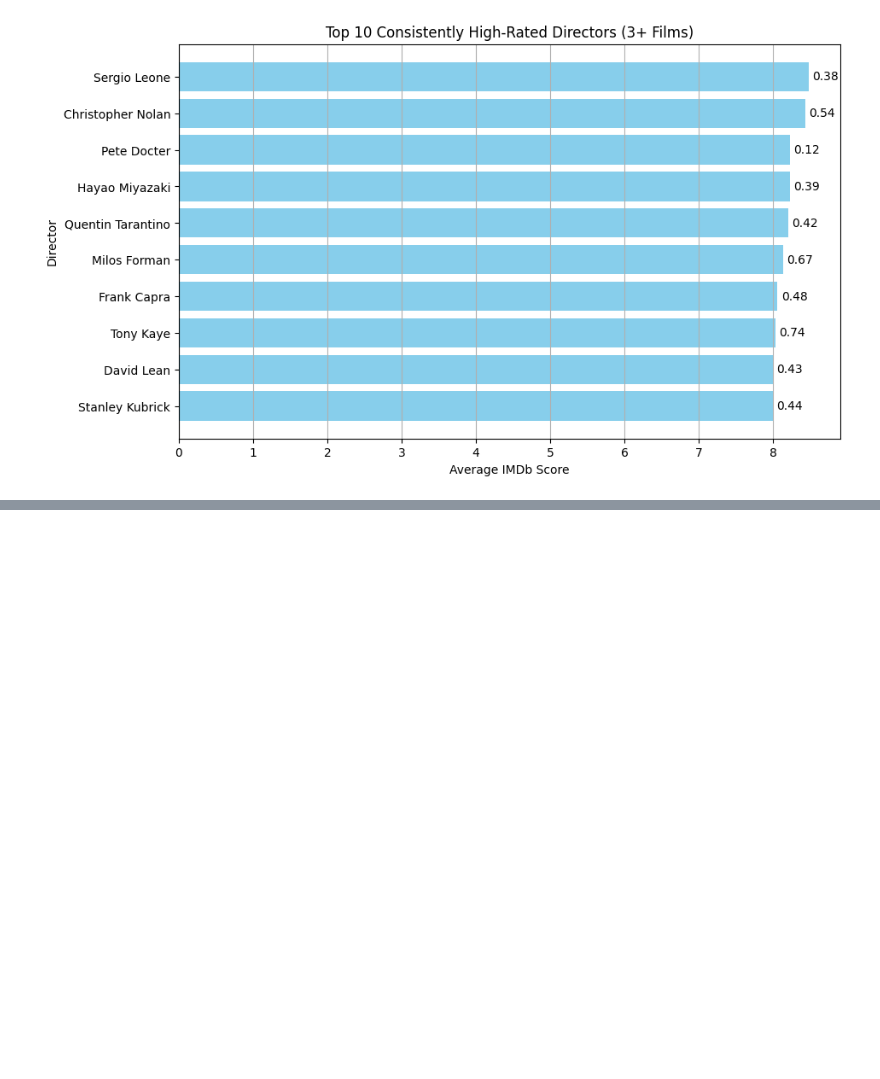
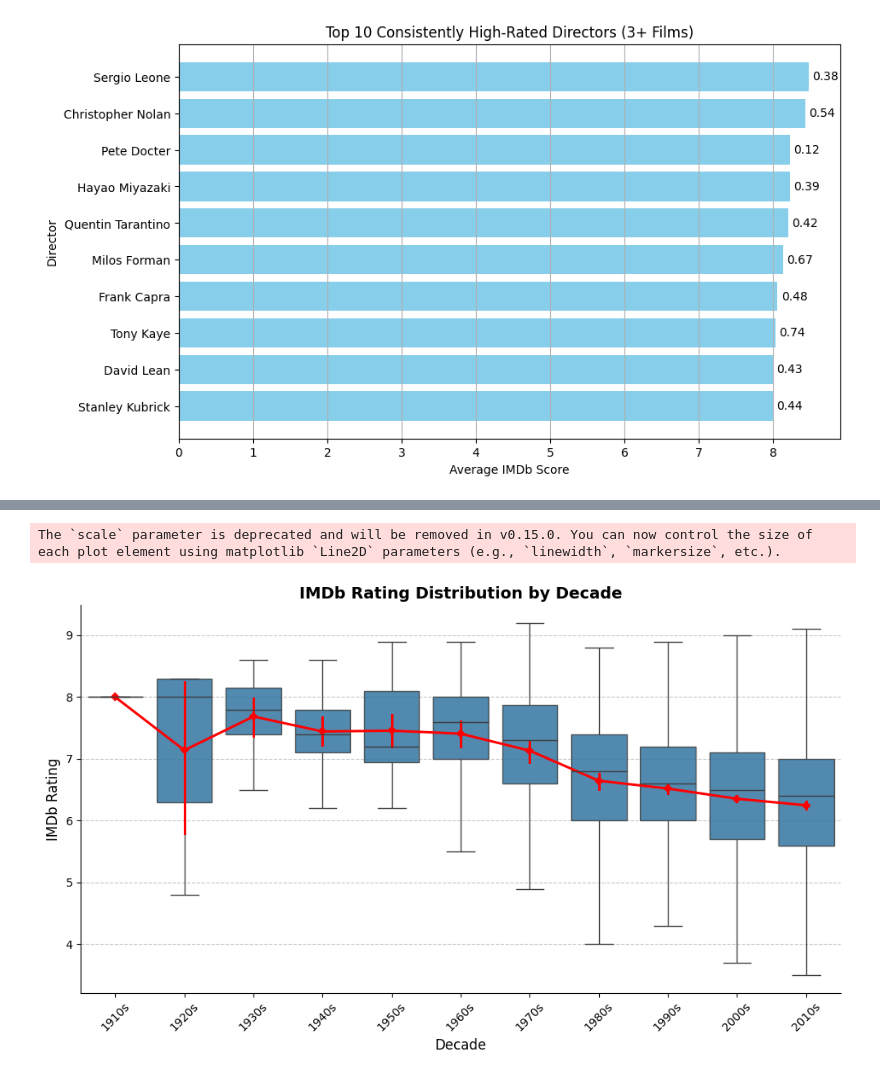
Before and after one commit to HCBrooks-lab/Movie-Project, a Jupyter notebook: Movie_Analysis.ipynb, the cells around one changed output, grey strips where cells are left out. Drawn from its saved outputs; the diff is of its cells as text; code cells hidden in the pictures; blank space fills up the shorter version.

```diff
--- a/Movie_Analysis.ipynb
+++ b/Movie_Analysis.ipynb
@@ -729,0 +909,62 @@ plt.show()
+# %%
+import pandas as pd
+import seaborn as sns
+import matplotlib.pyplot as plt
+from pathlib import Path
+
+assert "df" in globals(), "⚠️ 'df' not found. Run your Load + Clean cells first."
+for c in ["decade", "rating"]:
+    assert c in df.columns, f"Missing column: {c}"
+
+decade_order = sorted([d for d in pd.unique(df["decade"]) if pd.notna(d)])
+
+def fmt_decade(d):
+    """Format numeric decades like 1990 → '1990s'."""
+    try:
+        return f"{int(d)}s"
+    except (ValueError, TypeError):
+        return str(d)
+
+label_map = {d: fmt_decade(d) for d in decade_order}
+
+plt.figure(figsize = (10, 6))
+ax = sns.boxplot(
+    data=df,
+    x="decade",
+    y="rating",
+    order = decade_order,
+    showfliers = False,
+    boxprops = {"alpha": 0.85}
+)
+
+sns.pointplot(
+    data = df,
+    x = "decade",
+    y = "rating",
+    order = decade_order,
+    estimator = "mean",
+    color = "red",
+    markers = "D",
+    scale = 0.8,
+    ax = ax
+)
+
+ax.set_xticks(range(len(decade_order)))
+ax.set_xticklabels([label_map[d] for d in decade_order], rotation = 45)
+ax.set_xlabel("Decade", fontsize = 12)
+ax.set_ylabel("IMDb Rating", fontsize = 12)
+ax.set_title("IMDb Rating Distribution by Decade", fontsize = 14, weight = "bold")
+
+
+ax.grid(axis = "y", linestyle = "--", alpha = 0.7)
+sns.despine()
+plt.tight_layout()
+
+
+fig_dir = Path("../figures")
+fig_dir.mkdir(parents = True, exist_ok = True)
+plt.savefig(fig_dir / "imdb_rating_by_decade.png", dpi = 300)
+plt.show()
+# %% [output]
+The `scale` parameter is deprecated and will be removed in v0.15.0. You can now control the size of each plot element using matplotlib `Line2D` parameters (e.g., `linewidth`, `markersize`, etc.).
+[figure, added]
```
Also changed, not shown: parts of 13 cells of this notebook.
